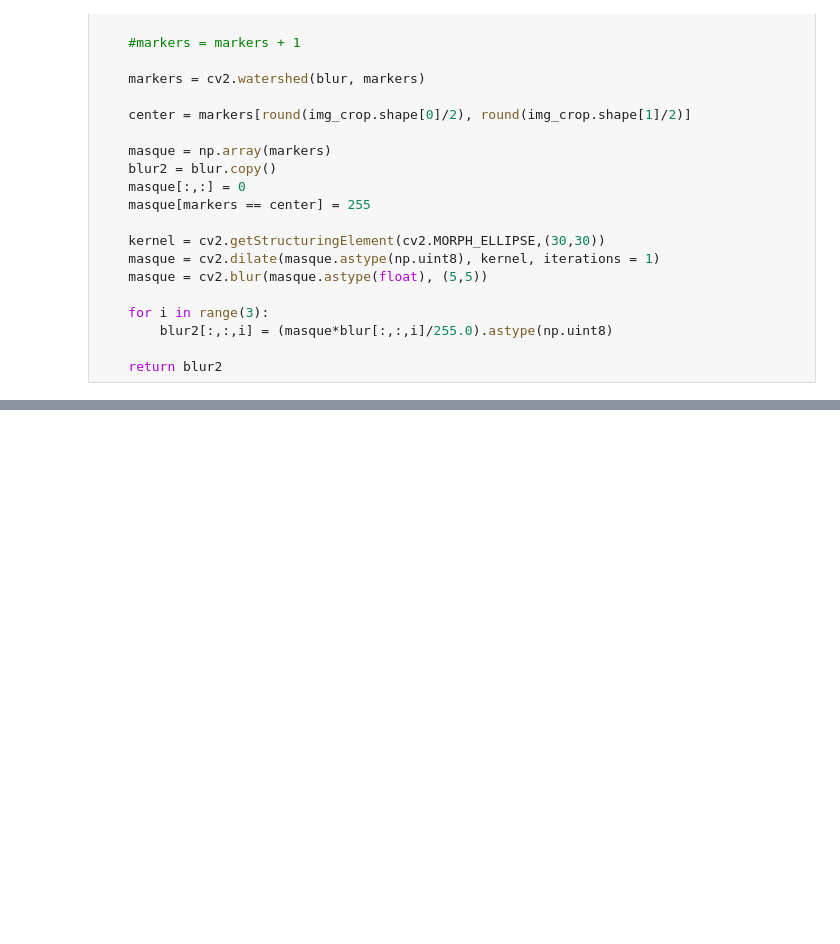
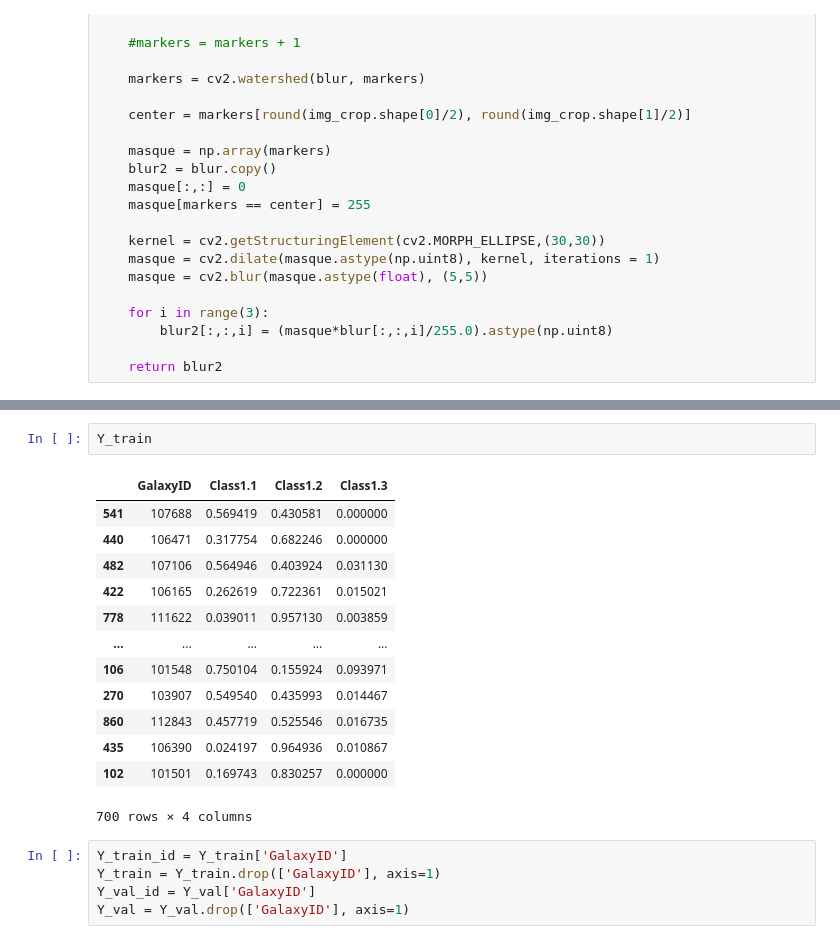
Before and after one commit to ChristopheGARREAU/ComputerVision, a Jupyter notebook: data_galaxy_zoo/Transfo_images.ipynb, the cells around one changed output, grey strips where cells are left out. Cells and saved outputs as stored; diff of their text form; blank space fills up the shorter version.

```diff
--- a/data_galaxy_zoo/Transfo_images.ipynb
+++ b/data_galaxy_zoo/Transfo_images.ipynb
@@ -101,0 +150,21 @@ Using TensorFlow backend.
+# %%
+Y_train
+# %% [output]
+|  | GalaxyID | Class1.1 | Class1.2 | Class1.3 |
+| 541 | 107688 | 0.569419 | 0.430581 | 0.000000 |
+| 440 | 106471 | 0.317754 | 0.682246 | 0.000000 |
+| 482 | 107106 | 0.564946 | 0.403924 | 0.031130 |
+| 422 | 106165 | 0.262619 | 0.722361 | 0.015021 |
+| 778 | 111622 | 0.039011 | 0.957130 | 0.003859 |
+| ... | ... | ... | ... | ... |
+| 106 | 101548 | 0.750104 | 0.155924 | 0.093971 |
+| 270 | 103907 | 0.549540 | 0.435993 | 0.014467 |
+| 860 | 112843 | 0.457719 | 0.525546 | 0.016735 |
+| 435 | 106390 | 0.024197 | 0.964936 | 0.010867 |
+| 102 | 101501 | 0.169743 | 0.830257 | 0.000000 |
+700 rows × 4 columns
+# %%
+Y_train_id = Y_train['GalaxyID']
+Y_train = Y_train.drop(['GalaxyID'], axis=1)
+Y_val_id = Y_val['GalaxyID']
+Y_val = Y_val.drop(['GalaxyID'], axis=1)
```
Also changed, not shown: parts of 24 cells of this notebook, 5 other files.
